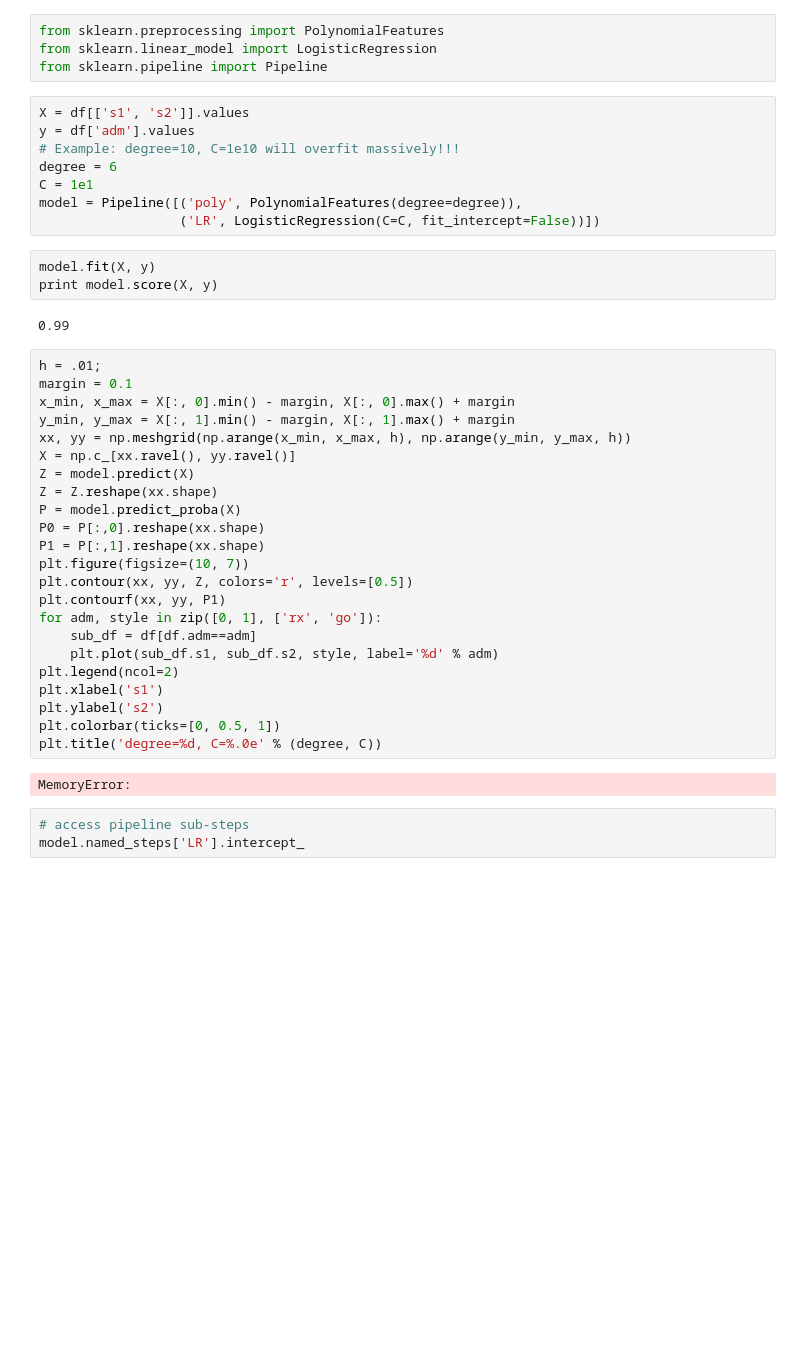
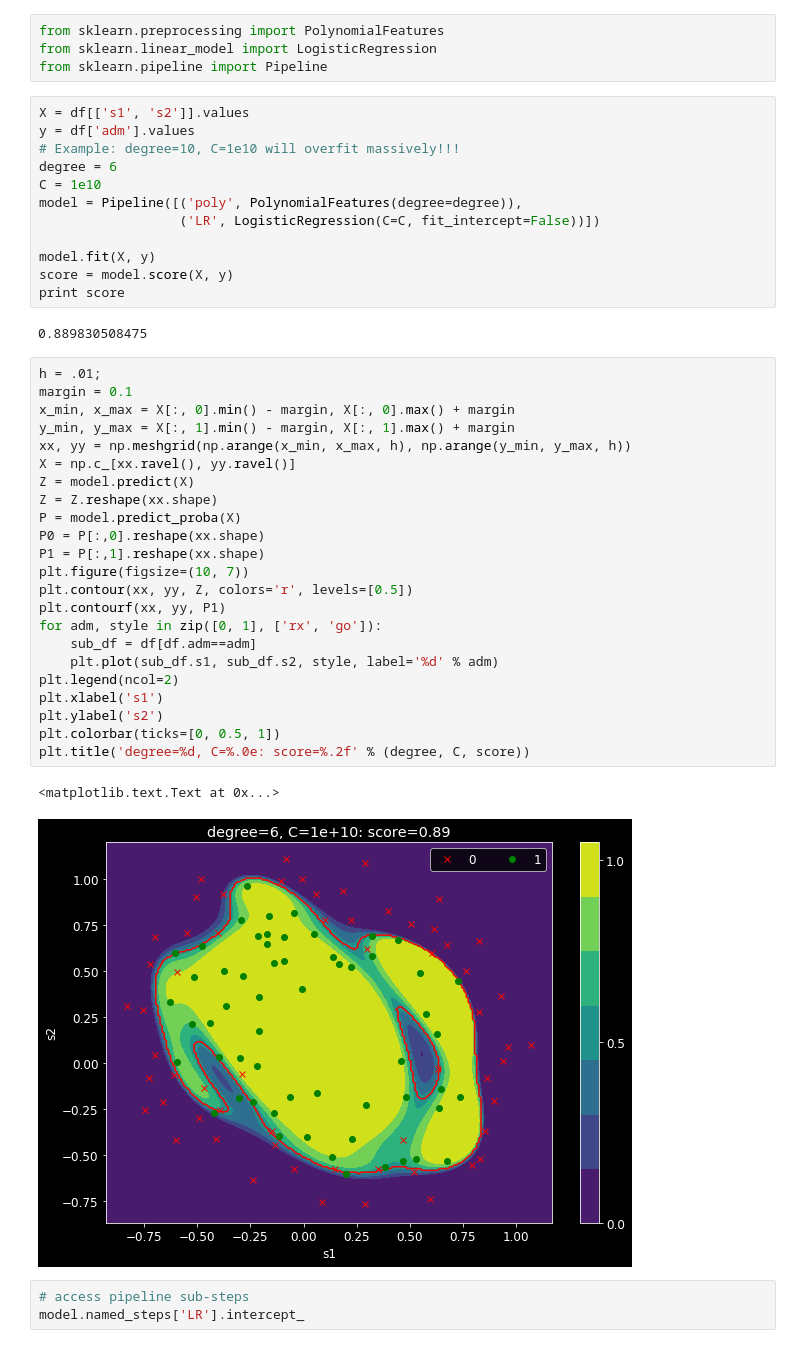
Before and after one commit to ig248/coursera-ml, a Jupyter notebook: ML in python.ipynb, the cells around one changed output. Saved outputs shown, nothing was run; the diff lists cells and outputs as text; blank space fills up the shorter version.

```diff
--- a/ML in python.ipynb
+++ b/ML in python.ipynb
@@ -290,39 +293,41 @@ X = df[['s1', 's2']].values
 y = df['adm'].values
 # Example: degree=10, C=1e10 will overfit massively!!!
 degree = 6
-C = 1e1
+C = 1e10
 model = Pipeline([('poly', PolynomialFeatures(degree=degree)),
                   ('LR', LogisticRegression(C=C, fit_intercept=False))])
+
+model.fit(X, y)
+score = model.score(X, y)
+print score
+# %% [output]
+0.889830508475
-# %%
-model.fit(X, y)
-print model.score(X, y)
-# %% [output]
-0.99
 # %%
 h = .01;
 margin = 0.1
 x_min, x_max = X[:, 0].min() - margin, X[:, 0].max() + margin
 y_min, y_max = X[:, 1].min() - margin, X[:, 1].max() + margin
 xx, yy = np.meshgrid(np.arange(x_min, x_max, h), np.arange(y_min, y_max, h))
 X = np.c_[xx.ravel(), yy.ravel()]
 Z = model.predict(X)
 Z = Z.reshape(xx.shape)
 P = model.predict_proba(X)
 P0 = P[:,0].reshape(xx.shape)
 P1 = P[:,1].reshape(xx.shape)
 plt.figure(figsize=(10, 7))
 plt.contour(xx, yy, Z, colors='r', levels=[0.5])
 plt.contourf(xx, yy, P1)
 for adm, style in zip([0, 1], ['rx', 'go']):
     sub_df = df[df.adm==adm]
     plt.plot(sub_df.s1, sub_df.s2, style, label='%d' % adm)
 plt.legend(ncol=2)
 plt.xlabel('s1')
 plt.ylabel('s2')
 plt.colorbar(ticks=[0, 0.5, 1])
-plt.title('degree=%d, C=%.0e' % (degree, C))
+plt.title('degree=%d, C=%.0e: score=%.2f' % (degree, C, score))
 # %% [output]
-MemoryError:
+<matplotlib.text.Text at 0x...>
+[figure, added]
 # %%
 # access pipeline sub-steps
 model.named_steps['LR'].intercept_
```
Also changed, not shown: parts of 4 cells of this notebook.
